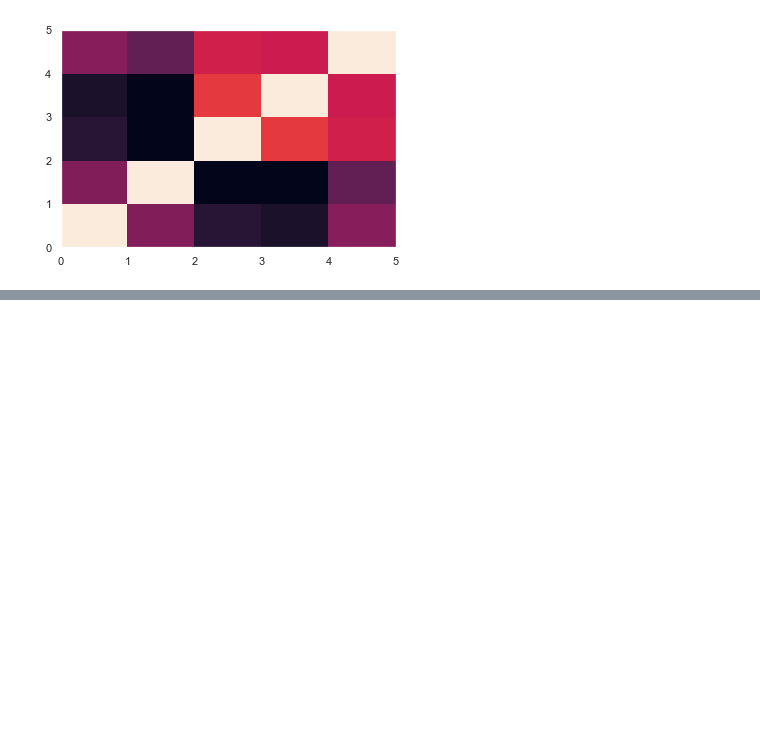
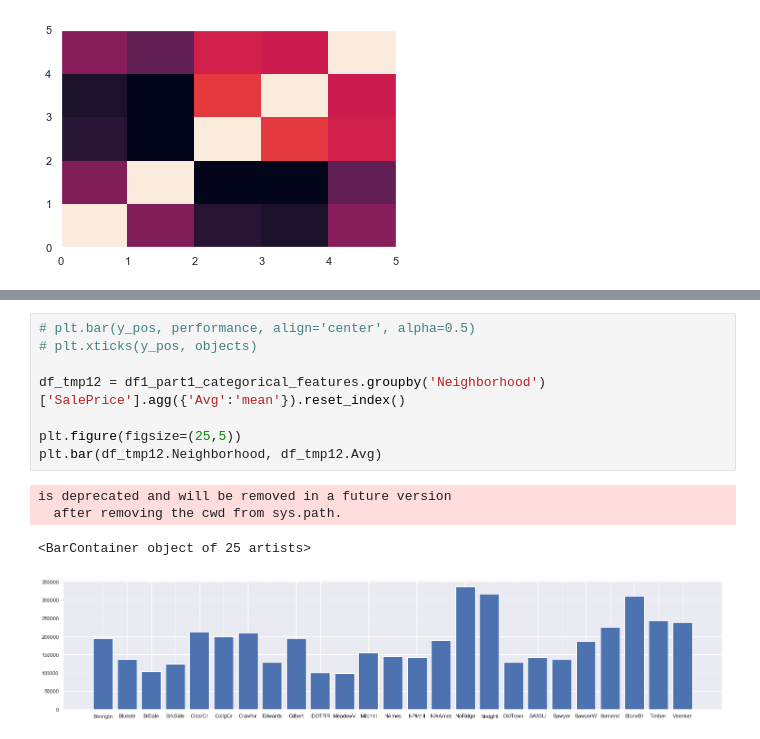
Before and after one commit to wonchankim97/House-Price-Prediction, a Jupyter notebook: preprocessing-hyelee.ipynb, the cells around one changed output, grey strips where cells are left out. Cells and saved outputs as stored; diff of their text form; blank space fills up the shorter version.

```diff
--- a/preprocessing-hyelee.ipynb
+++ b/preprocessing-hyelee.ipynb
@@ -339,0 +424,13 @@ stats.chi2_contingency(pd.crosstab(X,Y))
+# %%
+# plt.bar(y_pos, performance, align='center', alpha=0.5)
+# plt.xticks(y_pos, objects)
+
+df_tmp12 = df1_part1_categorical_features.groupby('Neighborhood')['SalePrice'].agg({'Avg':'mean'}).reset_index()
+
+plt.figure(figsize=(25,5))
+plt.bar(df_tmp12.Neighborhood, df_tmp12.Avg)
+# %% [output]
+is deprecated and will be removed in a future version
+  after removing the cwd from sys.path.
+<BarContainer object of 25 artists>
+[figure, added]
```
Also changed, not shown: parts of 30 cells of this notebook.
